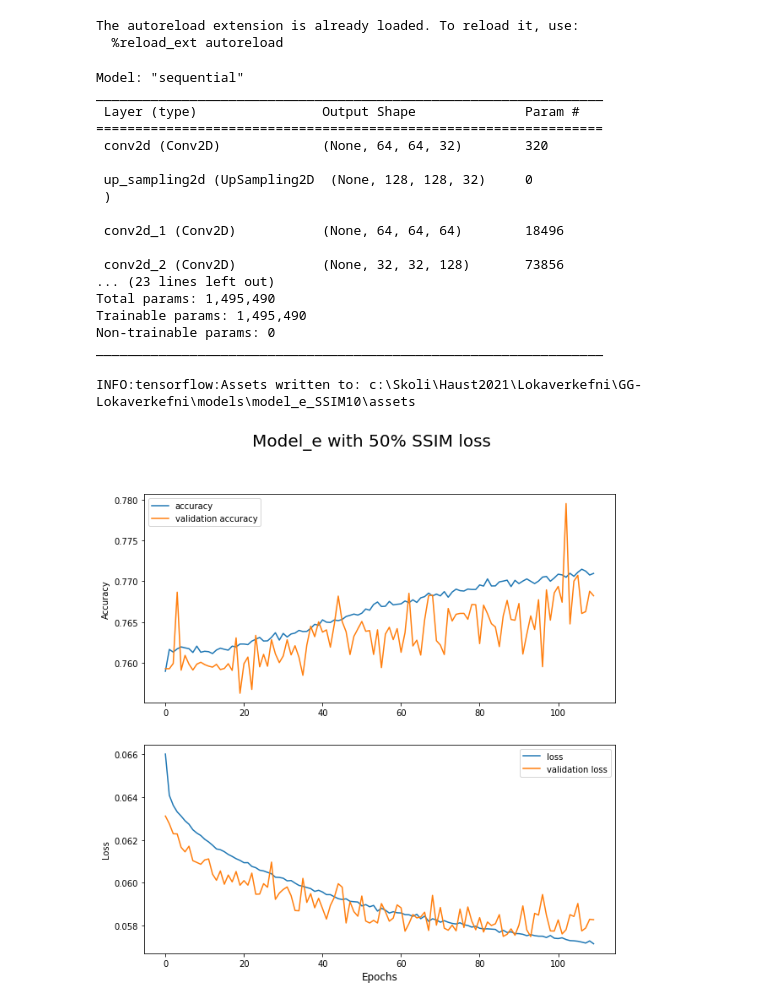
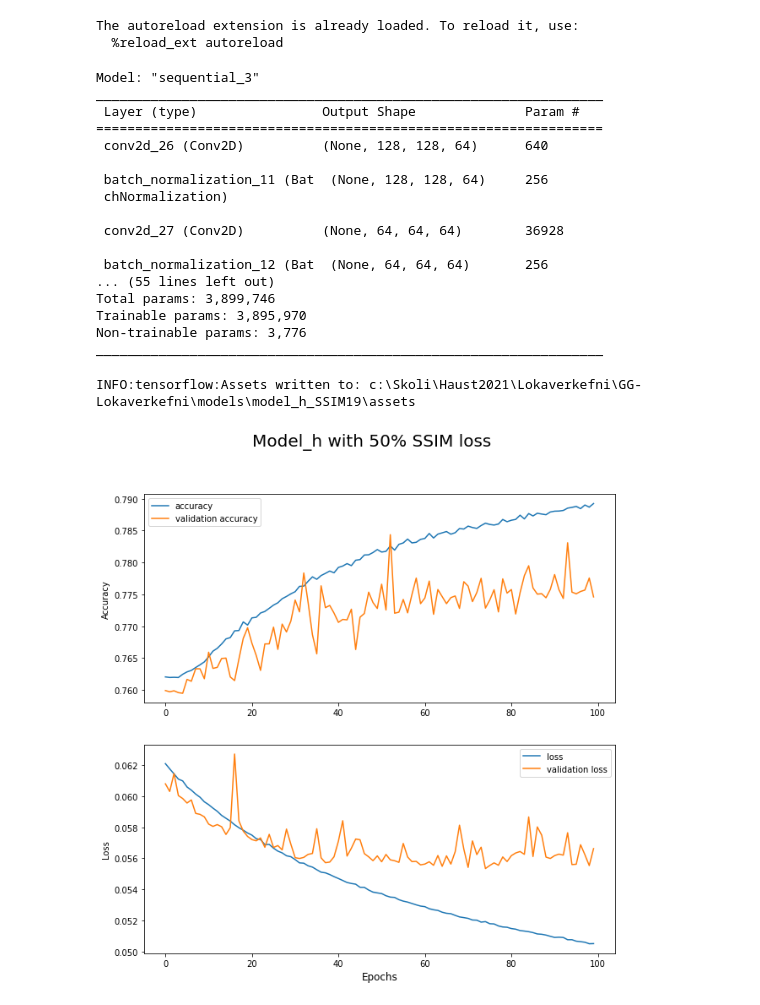
Before and after one commit to BjarniHaukur/GG-Lokaverkefni, a Jupyter notebook: loka.ipynb, the cells around one changed output. Drawn from its saved outputs; the diff is of its cells as text; code cells hidden in the pictures.

Commit message:
gan og pogpog model_i

```diff
--- a/loka.ipynb
+++ b/loka.ipynb
@@ -73,7 +73,7 @@ train_files = dl.numpy_load("train_files")
 test_files  = dl.numpy_load("test_files")
 val_files   = dl.numpy_load("val_files")
 
-BATCH_SIZE = 128
+BATCH_SIZE = 64
 WORKERS    = 16
 TEST_SIZE  = test_files.shape[0]
 VAL_SIZE   = val_files.shape[0]
@@ -106,28 +106,28 @@ ds_test  = create_dataset_from_files(test_files)
 def SSIMLoss(y_true, y_pred):
   return 0.5*(1 - tf.reduce_mean(tf.image.ssim(y_true, y_pred, 1.0)))+0.5*tf.keras.metrics.mean_squared_error(y_true,y_pred)
 # %%
-model = nn.model_e()
+model = nn.model_i()
 model.compile(optimizer='rmsprop', loss=SSIMLoss, metrics=["accuracy"])
-log_dir = "logs/fit/" + "autoencoderAdam"
+log_dir = "logs/fit/" + "model_i"
 tensorboard_callback = tf.keras.callbacks.TensorBoard(log_dir=log_dir, histogram_freq=1)
 model.summary()
 # %% [output]
-Model: "sequential"
+Model: "sequential_3"
 _________________________________________________________________
  Layer (type)                Output Shape              Param #
 =================================================================
- conv2d (Conv2D)             (None, 64, 64, 32)        320
+ conv2d_26 (Conv2D)          (None, 128, 128, 64)      640
 
- up_sampling2d (UpSampling2D  (None, 128, 128, 32)     0
- )
+ batch_normalization_11 (Bat  (None, 128, 128, 64)     256
+ chNormalization)
 
- conv2d_1 (Conv2D)           (None, 64, 64, 64)        18496
+ conv2d_27 (Conv2D)          (None, 64, 64, 64)        36928
 
- conv2d_2 (Conv2D)           (None, 32, 32, 128)       73856
-... (23 lines left out)
-Total params: 1,495,490
-Trainable params: 1,495,490
-Non-trainable params: 0
+ batch_normalization_12 (Bat  (None, 64, 64, 64)       256
+... (55 lines left out)
+Total params: 3,899,746
+Trainable params: 3,895,970
+Non-trainable params: 3,776
 _________________________________________________________________
 # %%
 from random import randint
@@ -136,32 +136,32 @@ from random import randint
 num_iters = 20
 
 test_images = ds_test.as_numpy_iterator().next()
-batch_size = 128
 
-history_arr2 = np.ndarray(shape=(num_iters,), dtype=object)
+
+history_arr = np.ndarray(shape=(num_iters,), dtype=object)
 for i in range(num_iters):
-    history_arr2[i] = model.fit(ds_train, epochs=5, steps_per_epoch=NUM_TRAIN_STEPS, validation_data=ds_val, validation_steps=NUM_VAL_STEPS, callbacks=[tensorboard_callback])
+    history_arr[i] = model.fit(ds_train, epochs=5, steps_per_epoch=NUM_TRAIN_STEPS, validation_data=ds_val, validation_steps=NUM_VAL_STEPS, callbacks=[tensorboard_callback])
 
-    if i%3==0:
-        save_model(model, f"model_e_SSIM{i}", brave=True)
+    if i%2==0:
+        save_model(model, f"model_i_SSIM{i}", brave=True)
 
-    img_number = randint(0, batch_size-1)
+    img_number = randint(0, BATCH_SIZE)
     img = np.expand_dims(test_images[0][img_number], 0)
     pred = model.predict(img)
-    save_images(img , map_from(pred), name="model_e_SSIM", enumerate=i)
+    save_images(img , map_from(pred), name="model_i_SSIM", enumerate=i)
 # %%
-save_model(model, "model_e_SSIM10")
+save_model(model, "model_h_SSIM19")
 # %% [output]
-INFO:tensorflow:Assets written to: c:\Skoli\Haust2021\Lokaverkefni\GG-Lokaverkefni\models\model_e_SSIM10\assets
+INFO:tensorflow:Assets written to: c:\Skoli\Haust2021\Lokaverkefni\GG-Lokaverkefni\models\model_h_SSIM19\assets
 # %%
 from matplotlib import pyplot as plt
 from helper_funcs import *
 
-new_arr = np.ndarray(shape=(30,), dtype=object)
-new_arr[:10] = history_arr
-new_arr[10:] = history_arr2
+# new_arr = np.ndarray(shape=(30,), dtype=object)
+# new_arr[:10] = history_arr
+# new_arr[10:] = history_arr2
 
-plot_acc_and_loss(new_arr, title="Model_e with 50% SSIM loss", name="model_e_SSIM", save=True, figsize=(10,10))
+plot_acc_and_loss(history_arr, title="Model_h with 50% SSIM loss", name="model_h_SSIM", save=True, figsize=(10,10))
 # %% [output]
-[figure, old version]
+[figure, new version]
 # %%
```
Also changed, not shown: parts of 5 cells of this notebook, 3 other files.
